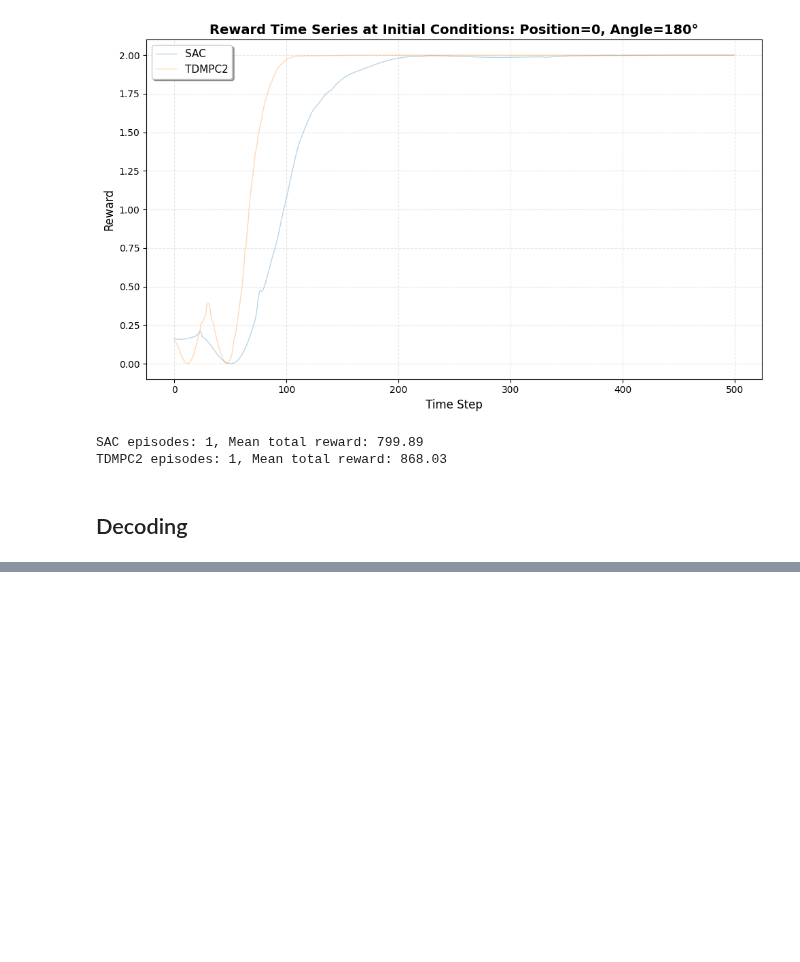
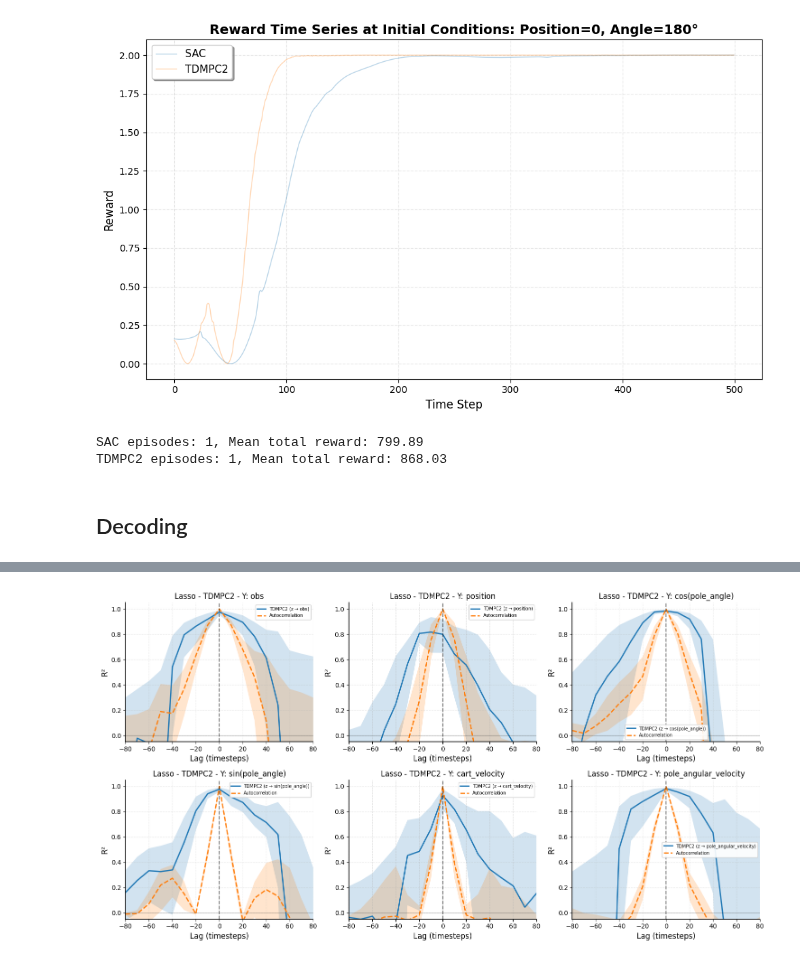
Before and after one commit to dynamical-inference/tdmpc2, a Jupyter notebook: analysis/26-01-10-decoding_tdmpc2_vs_sac.ipynb, the cells around one changed output, grey strips where cells are left out. Saved outputs shown, nothing was run; the diff lists cells and outputs as text; code cells hidden in the pictures; blank space fills up the shorter version.

```diff
--- a/analysis/26-01-10-decoding_tdmpc2_vs_sac.ipynb
+++ b/analysis/26-01-10-decoding_tdmpc2_vs_sac.ipynb
@@ -406,7 +382,7 @@ for vars_key, vars in {'sac': vars_sac, 'tdmpc2': vars_tdmpc2}.items():
             results_decoding[f'{x_var}-{y_var}'] = evaluate_lags_leave_k_out(
                 chunk_data(vars[x_var], chunk_size=500),
                 chunk_data(vars[y_var], chunk_size=500),
-                model='lasso',
+                model='linear_regression',
                 lags=np.arange(-80, 81, 10),
                 k_holdout=1,
                 add_bootstrap_ci=True,
@@ -419,6 +395,6 @@ for vars_key, vars in {'sac': vars_sac, 'tdmpc2': vars_tdmpc2}.items():
         with open(
                 os.path.join(
                     path_to_save,
-                    f'results_decoding_lasso_{predict_type}_{vars_key}.pkl'),
-                'wb') as f:
+                    f'results_decoding_lr_{predict_type}_{vars_key}_onlyswingupangles.pkl'
+                ), 'wb') as f:
             pickle.dump(results_decoding, f)
@@ -576,0 +531,92 @@ Test R² score: 1.0000
+# %%
+# Create plots comparing SAC vs TDMPC2 for future prediction
+plot_keys = [
+    ('z', 'obs'),
+    ('z', 'position'),
+    ('z', 'cos(pole_angle)'),
+    ('z', 'sin(pole_angle)'),
+    ('z', 'cart_velocity'),
+    ('z', 'pole_angular_velocity'),
+]
+
+fig, axes = plt.subplots(2, 3, figsize=(15, 8))
+axes = axes.flatten()
+
+# Choose which regression method to use
+use_lasso = True  # Set to False for Linear Regression
+
+# Choose which model to plot
+model_to_plot = 'tdmpc2'  # 'tdmpc2' or 'sac'
+
+for idx, (x_var, y_var) in enumerate(plot_keys):
+    ax = axes[idx]
+    key = f'{x_var}-{y_var}'
+    key_auto = f'{y_var}-{y_var}'
+
+    # Select the appropriate results dictionaries based on regression method and model
+    if use_lasso:
+        if model_to_plot == 'tdmpc2':
+            results_dict = results_decoding_lasso_tdmpc2_future
+        else:
+            results_dict = results_decoding_lasso_sac_future
+        method_name = 'Lasso'
+    else:
+        if model_to_plot == 'tdmpc2':
+            results_dict = results_decoding_lr_tdmpc2_future
+        else:
+            results_dict = results_decoding_lr_sac_future
+        method_name = 'Linear Regression'
+
+    # Plot main decoding (z -> y_var)
+    if key in results_dict:
+        results = results_dict[key]
+
+        r2_mean = results['r2_mean']
+        r2_ci = results['r2_ci']
+        lags = list(r2_mean.keys())
+        means = list(r2_mean.values())
+        ci_lower = [r2_ci[lag][0] for lag in lags]
+        ci_upper = [r2_ci[lag][1] for lag in lags]
+
+        ax.plot(lags,
+                means,
+                label=f'{model_to_plot.upper()} (z → {y_var})',
+                linewidth=2)
+        ax.fill_between(lags, ci_lower, ci_upper, alpha=0.2)
+
+    # Plot autocorrelation (y_var -> y_var)
+    if key_auto in results_dict:
+        results_auto = results_dict[key_auto]
+
+        r2_mean_auto = results_auto['r2_mean']
+        r2_ci_auto = results_auto['r2_ci']
+        lags_auto = list(r2_mean_auto.keys())
+        means_auto = list(r2_mean_auto.values())
+        ci_lower_auto = [r2_ci_auto[lag][0] for lag in lags_auto]
+        ci_upper_auto = [r2_ci_auto[lag][1] for lag in lags_auto]
+
+        ax.plot(lags_auto,
+                means_auto,
+                label=f'Autocorrelation',
+                linewidth=2,
+                linestyle='--')
+        ax.fill_between(lags_auto, ci_lower_auto, ci_upper_auto, alpha=0.2)
+
+    ax.set_xlabel('Lag (timesteps)', fontsize=12)
+    ax.set_ylabel('R²', fontsize=12)
+    ax.grid(True, alpha=0.3, linestyle='--')
+    ax.axvline(x=0, color='k', linestyle='--', alpha=0.5, linewidth=1.5)
+    ax.axhline(y=0, color='k', linestyle='-', alpha=0.3, linewidth=0.8)
+    ax.legend(fontsize=7, framealpha=0.9)
+    ax.set_ylim(-0.05, 1.05)
+    ax.set_xlim(-80, 80)
+    ax.tick_params(labelsize=10)
+    ax.set_title(f'{method_name} - {model_to_plot.upper()} - Y: {y_var}')
+    for spine in ax.spines.values():
+        spine.set_linewidth(1.2)
+
+plt.tight_layout()
+sns.despine()
+plt.show()
+# %% [output]
+[figure, added]
```
Also changed, not shown: parts of 22 cells of this notebook, 10 other files.
